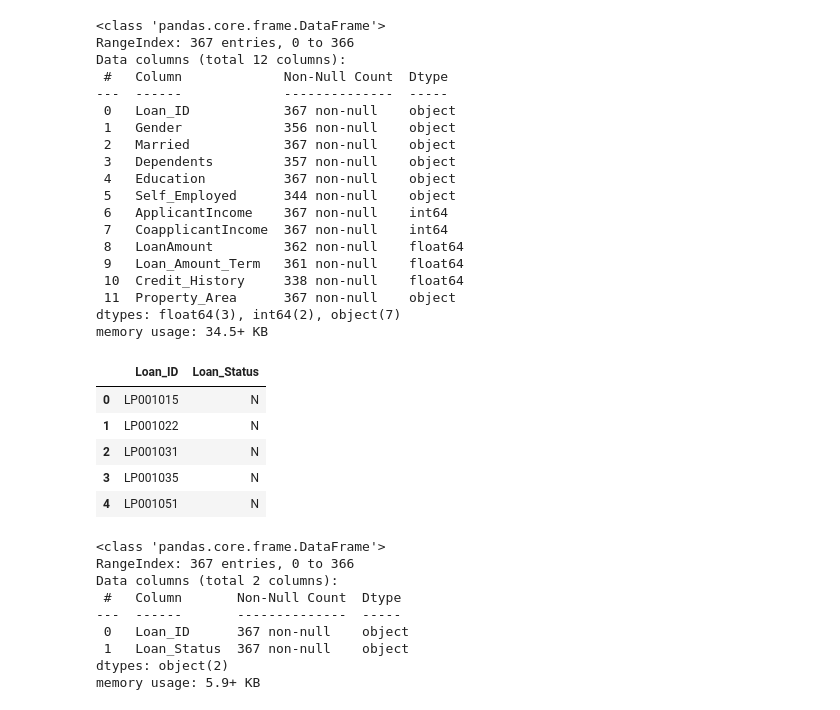
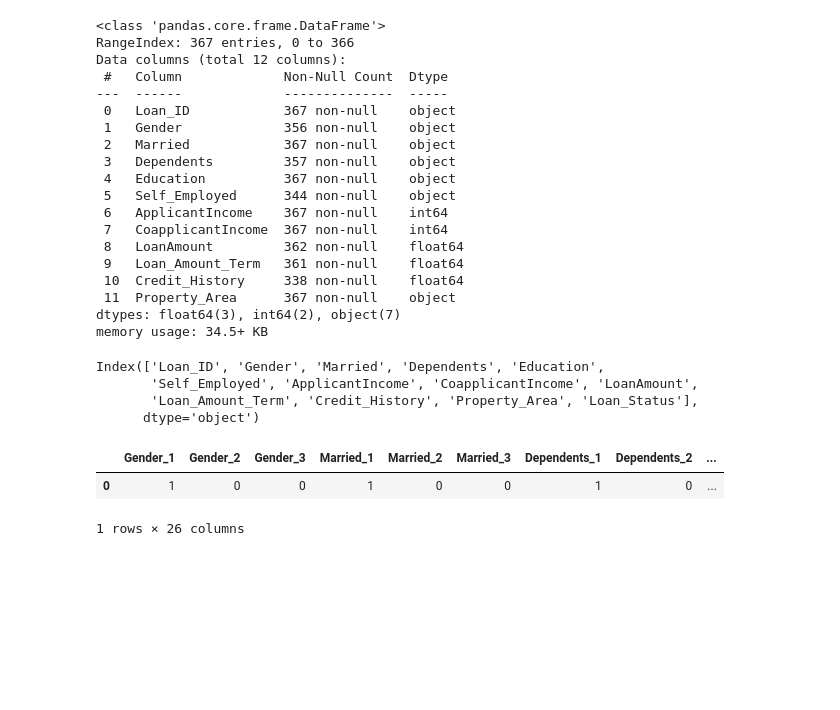
Before and after one commit to gnlins/estudo, a Jupyter notebook: Loan Prediction/Loan Prediction.ipynb, the cells around one changed output. Saved outputs shown, nothing was run; the diff lists cells and outputs as text; code cells hidden in the pictures; blank space fills up the shorter version.

```diff
--- a/Loan Prediction/Loan Prediction.ipynb
+++ b/Loan Prediction/Loan Prediction.ipynb
@@ -75,24 +80,20 @@ Data columns (total 12 columns):
  11  Property_Area      367 non-null    object
 dtypes: float64(3), int64(2), object(7)
 memory usage: 34.5+ KB
-# %%
-sample.head()
-# %% [output]
-|  | Loan_ID | Loan_Status |
-| 0 | LP001015 | N |
-| 1 | LP001022 | N |
-| 2 | LP001031 | N |
-| 3 | LP001035 | N |
-| 4 | LP001051 | N |
-# %%
-sample.info()
-# %% [output]
-<class 'pandas.core.frame.DataFrame'>
-RangeIndex: 367 entries, 0 to 366
-Data columns (total 2 columns):
- #   Column       Non-Null Count  Dtype
----  ------       --------------  -----
- 0   Loan_ID      367 non-null    object
- 1   Loan_Status  367 non-null    object
-dtypes: object(2)
-memory usage: 5.9+ KB
+# %%
+ohe = OneHotEncoder()
+# %%
+treino.columns
+# %% [output]
+Index(['Loan_ID', 'Gender', 'Married', 'Dependents', 'Education',
+       'Self_Employed', 'ApplicantIncome', 'CoapplicantIncome', 'LoanAmount',
+       'Loan_Amount_Term', 'Credit_History', 'Property_Area', 'Loan_Status'],
+      dtype='object')
+# %%
+treino1 = treino.drop("Loan_ID", axis=1)
+X_train = ohe.fit_transform(treino1)
+X_train.head(1)
+# %% [output]
+|  | Gender_1 | Gender_2 | Gender_3 | Married_1 | Married_2 | Married_3 | Dependents_1 | Dependents_2 | ... |
+| 0 | 1 | 0 | 0 | 1 | 0 | 0 | 1 | 0 | ... |
+1 rows × 26 columns
```
Also changed, not shown: parts of 6 cells of this notebook.
